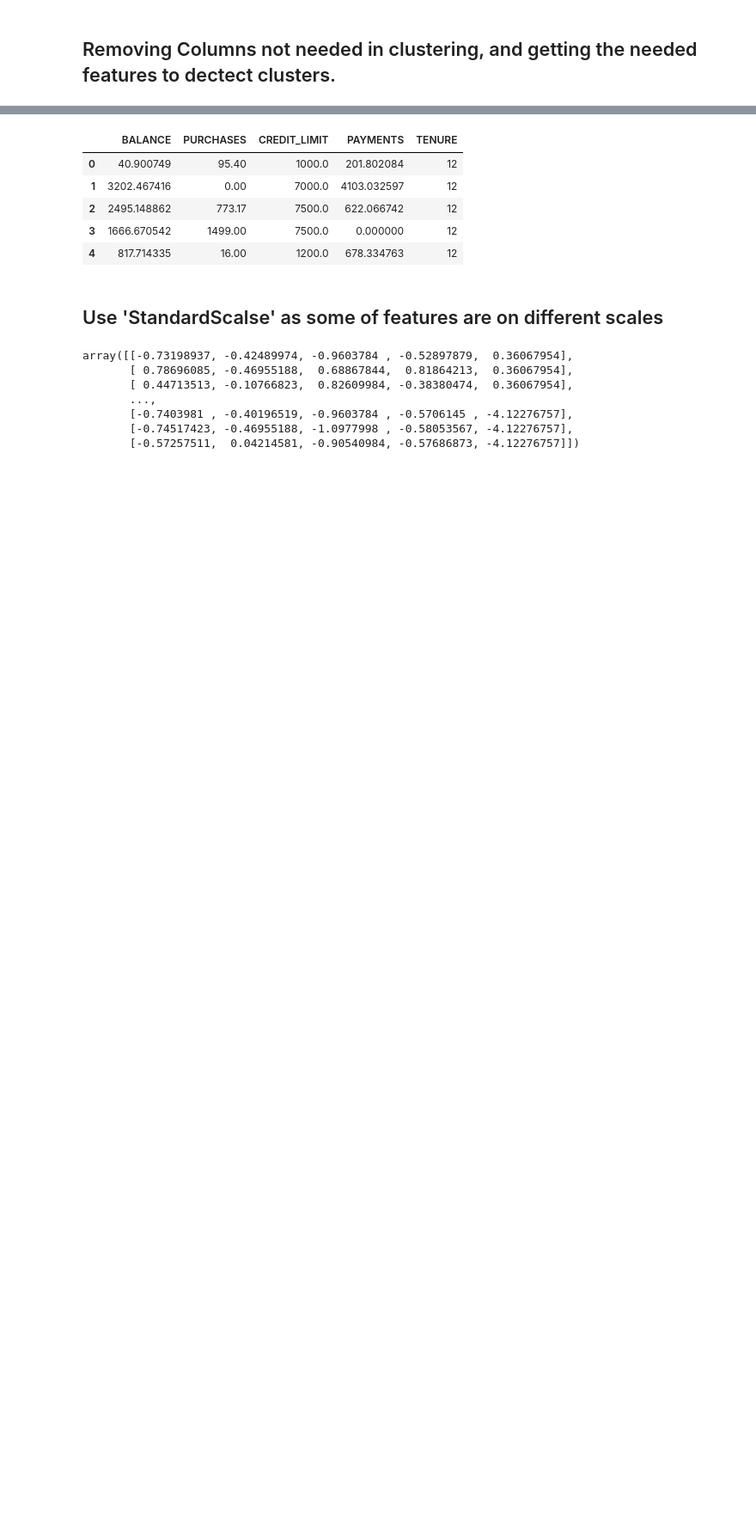
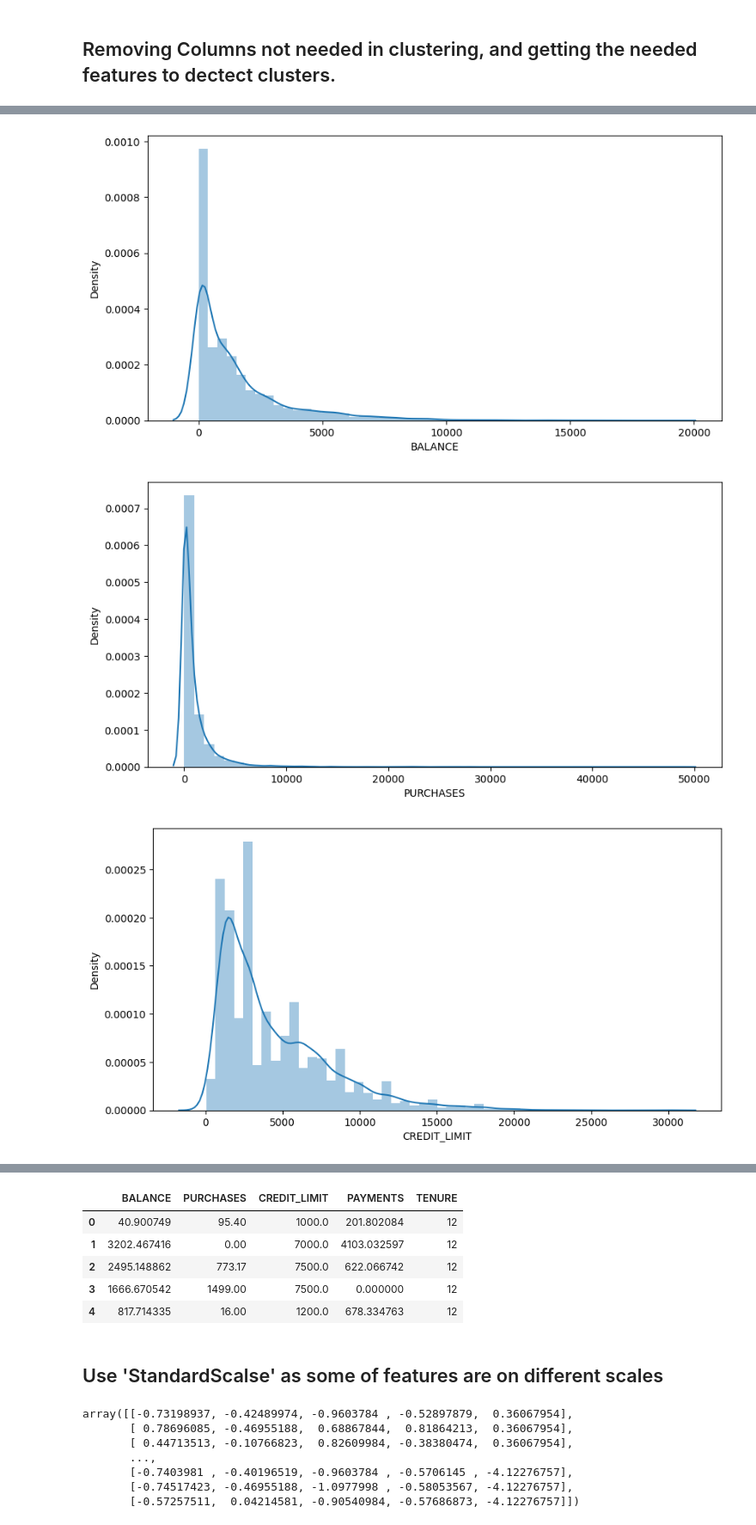
Before and after one commit to ahmeda335/Clustering_Projects, a Jupyter notebook: Customer_Segmentation_Clustering.ipynb, the cells around one changed output, grey strips where cells are left out. Shown at 86% size. Drawn from its saved outputs; the diff is of its cells as text; code cells hidden in the pictures; blank space fills up the shorter version.

```diff
--- a/Customer_Segmentation_Clustering.ipynb
+++ b/Customer_Segmentation_Clustering.ipynb
@@ -113,0 +143,8 @@ x = data_used[features]
+# %%
+ for i in features:
+  plt.figure(figsize=(10, 5))
+  sns.distplot(x[i], kde=True);
+# %% [output]
+[figure, added]
+[figure, added]
+[figure, added]
```
Also changed, not shown: parts of 17 cells of this notebook.
